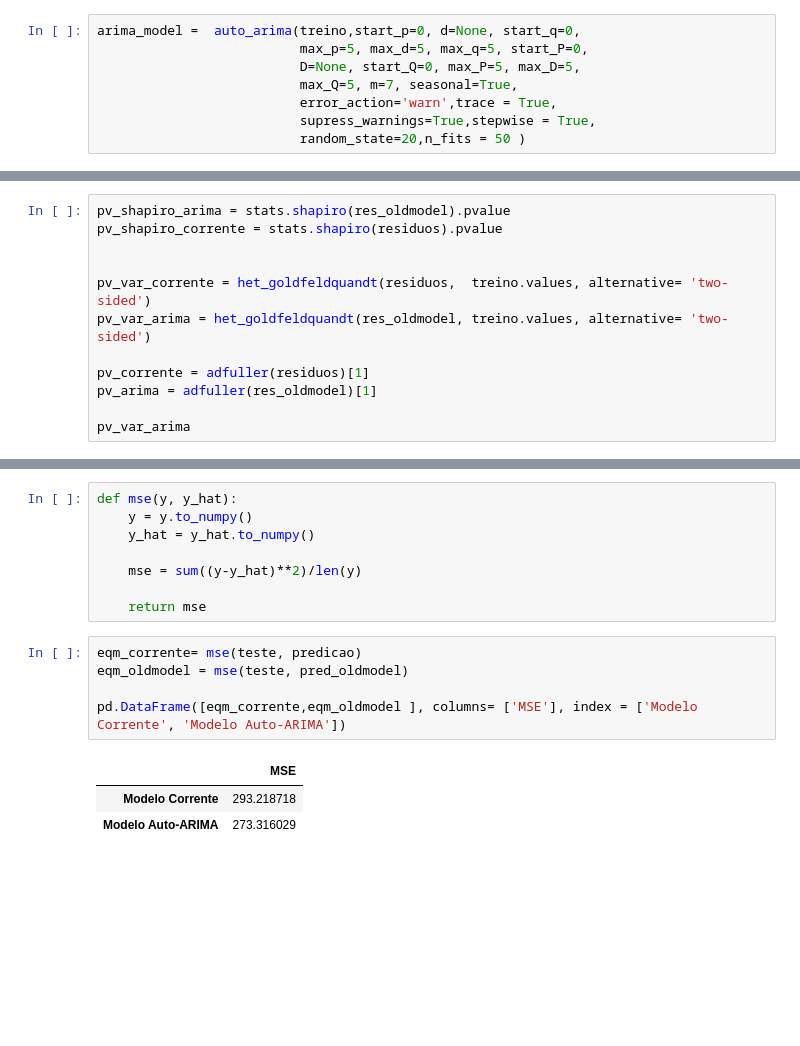
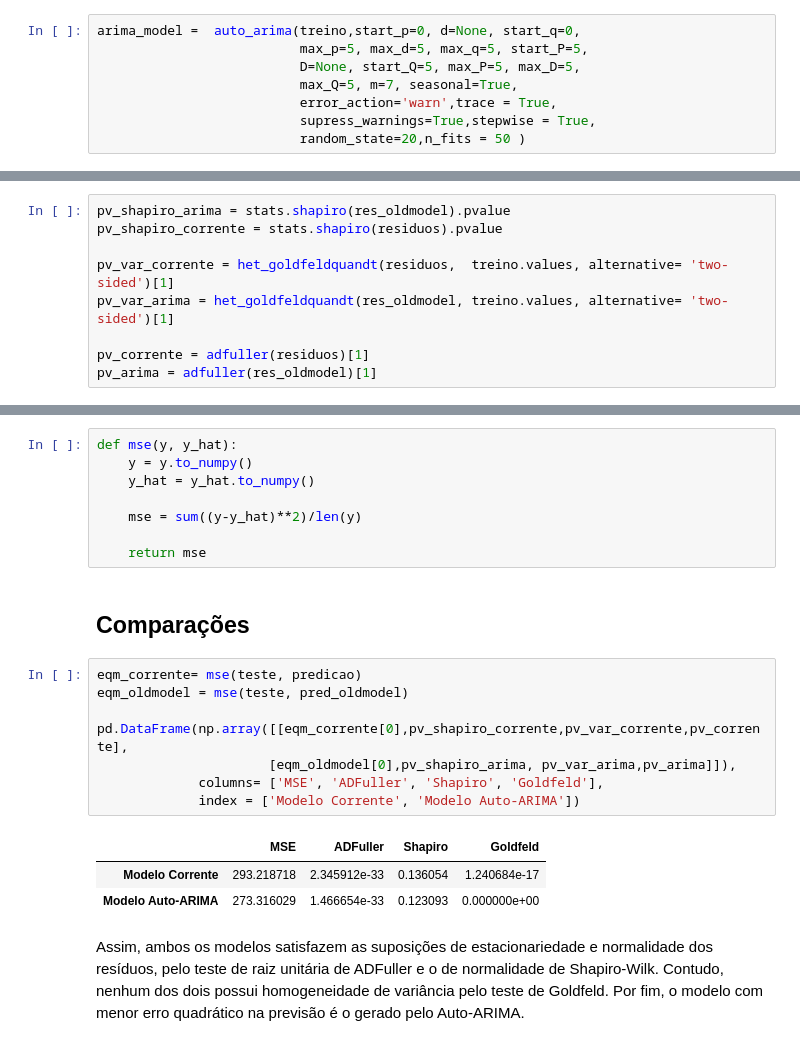
Before and after one commit to derSchmetterling/time_series, a Jupyter notebook: trabalho_ts_auto.ipynb, the cells around one changed output, grey strips where cells are left out. Cells and saved outputs as stored; diff of their text form; blank space fills up the shorter version.

```diff
--- a/trabalho_ts_auto.ipynb
+++ b/trabalho_ts_auto.ipynb
@@ -163,7 +238,7 @@ Obs de teste: 60
 # %%
 arima_model =  auto_arima(treino,start_p=0, d=None, start_q=0,
-                          max_p=5, max_d=5, max_q=5, start_P=0,
-                          D=None, start_Q=0, max_P=5, max_D=5,
+                          max_p=5, max_d=5, max_q=5, start_P=5,
+                          D=None, start_Q=5, max_P=5, max_D=5,
                           max_Q=5, m=7, seasonal=True,
                           error_action='warn',trace = True,
                           supress_warnings=True,stepwise = True,
@@ -264,11 +355,8 @@ plot_pacf(arima_model.resid(), lags = 300, alpha = 0.05 )
 pv_shapiro_arima = stats.shapiro(res_oldmodel).pvalue
 pv_shapiro_corrente = stats.shapiro(residuos).pvalue
 
-
-pv_var_corrente = het_goldfeldquandt(residuos,  treino.values, alternative= 'two-sided')
-pv_var_arima = het_goldfeldquandt(res_oldmodel, treino.values, alternative= 'two-sided')
+pv_var_corrente = het_goldfeldquandt(residuos,  treino.values, alternative= 'two-sided')[1]
+pv_var_arima = het_goldfeldquandt(res_oldmodel, treino.values, alternative= 'two-sided')[1]
 
 pv_corrente = adfuller(residuos)[1]
 pv_arima = adfuller(res_oldmodel)[1]
-
-pv_var_arima
@@ -287,12 +370,19 @@ def mse(y, y_hat):
     mse = sum((y-y_hat)**2)/len(y)
 
     return mse
+# %% [markdown]
+## Comparações
 # %%
 eqm_corrente= mse(teste, predicao)
 eqm_oldmodel = mse(teste, pred_oldmodel)
 
-pd.DataFrame([eqm_corrente,eqm_oldmodel ], columns= ['MSE'], index = ['Modelo Corrente', 'Modelo Auto-ARIMA'])
+pd.DataFrame(np.array([[eqm_corrente[0],pv_shapiro_corrente,pv_var_corrente,pv_corrente],
+                      [eqm_oldmodel[0],pv_shapiro_arima, pv_var_arima,pv_arima]]),
+             columns= ['MSE', 'ADFuller', 'Shapiro', 'Goldfeld'],
+             index = ['Modelo Corrente', 'Modelo Auto-ARIMA'])
 # %% [output]
-|  | MSE |
-| Modelo Corrente | 293.218718 |
-| Modelo Auto-ARIMA | 273.316029 |
+|  | MSE | ADFuller | Shapiro | Goldfeld |
+| Modelo Corrente | 293.218718 | 2.345912e-33 | 0.136054 | 1.240684e-17 |
+| Modelo Auto-ARIMA | 273.316029 | 1.466654e-33 | 0.123093 | 0.000000e+00 |
+# %% [markdown]
+Assim, ambos os modelos satisfazem as suposições de estacionariedade e normalidade dos resíduos, pelo teste de raiz unitária de ADFuller e o de normalidade de Shapiro-Wilk. Contudo, nenhum dos dois  possui homogeneidade de variância pelo teste de Goldfeld. Por fim, o modelo com menor erro quadrático na previsão é o gerado pelo Auto-ARIMA.
```
Also changed, not shown: parts of 34 cells of this notebook.
